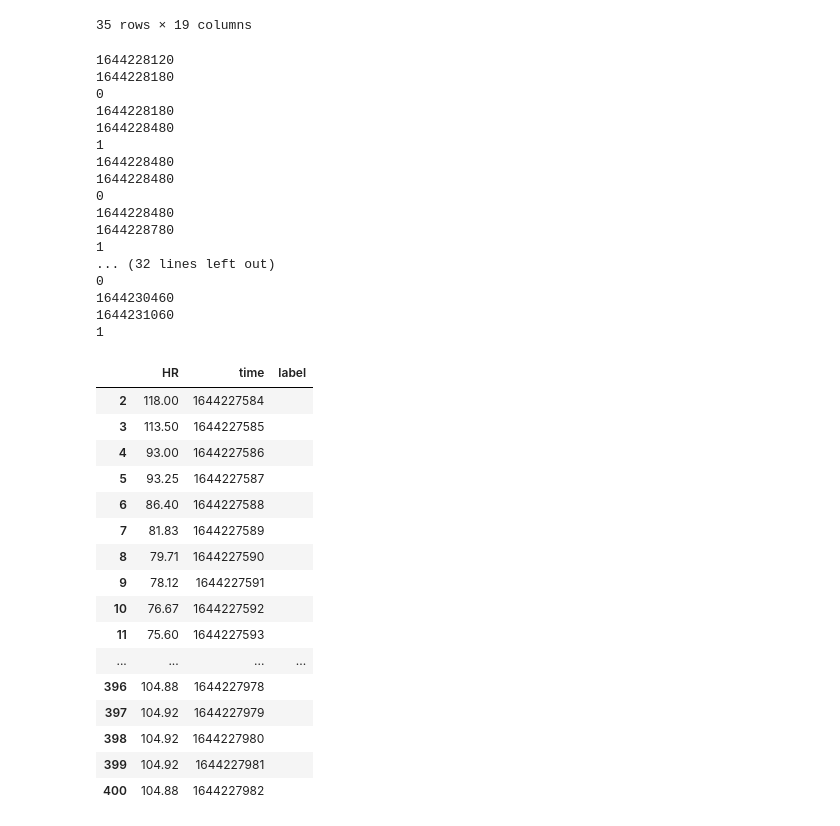
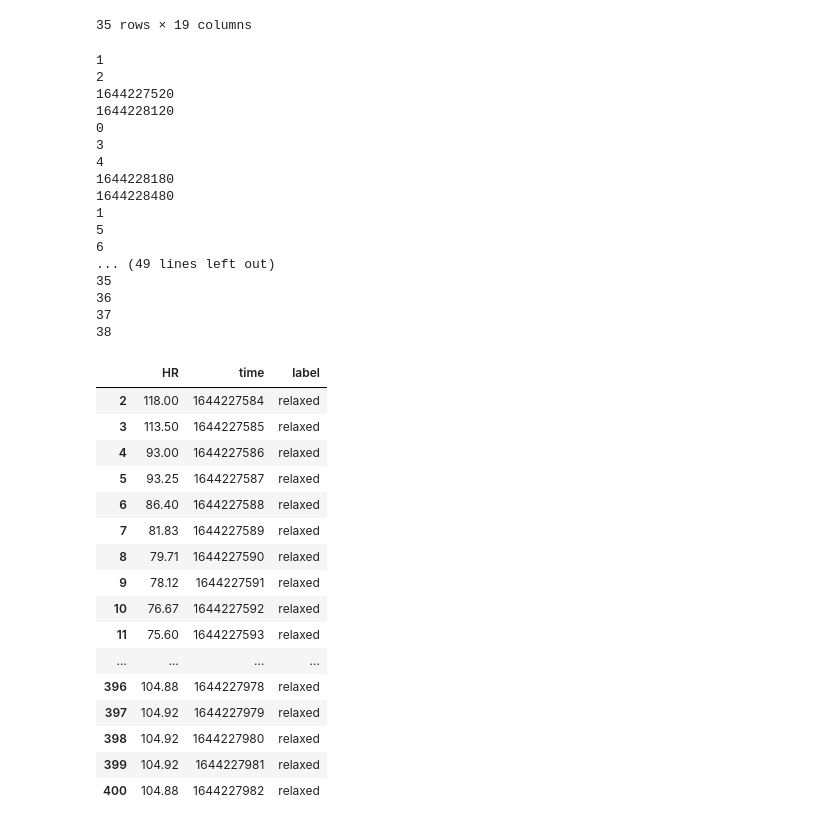
Before and after one commit to A01632681/DataScience, a Jupyter notebook: Assigment 2/AssigmentTests.ipynb, the cells around one changed output. Drawn from its saved outputs; the diff is of its cells as text; code cells hidden in the pictures.

```diff
--- a/Assigment 2/AssigmentTests.ipynb
+++ b/Assigment 2/AssigmentTests.ipynb
@@ -102,9 +102,12 @@ timelogs
 # %%
 # Get two values from df1
 flag = 0
-for index in range(timelogs.shape[1]):
+index = 1
+for i in range(timelogs.shape[1]):
     next_index = index + 1
-    if index > 1 and index <= 17:
+    print(index)
+    print(next_index)
+    if index <= 17:
         val1 = timelogs.iloc[1, index]
         val2 = timelogs.iloc[1, next_index]
         print(val1)
@@ -113,58 +116,60 @@ for index in range(timelogs.shape[1]):
         if flag == 0:
             df_HR.loc[(df_HR['time'] >= val1) & (df_HR['time'] <= val2), 'label'] = 'relaxed'
             flag = 1
         elif flag == 1:
             df_HR.loc[(df_HR['time'] >= val1) & (df_HR['time'] <= val2), 'label'] = 'stressed'
             flag = 0
+    index += 2
+
 # for col_index in range(timelogs.shape[1]):
 #     next_col = col_index + 1
 #     if column != 'S. ID.':
 #         val1 = timelogs.iloc[1, column]
 #         val2 = timelogs.iloc[1, next_col]
 #         print(val1)
 #         print(val2)
 #val1 = timelogs.loc[1, 'Baseline/Questionniare']
 #val2 = timelogs.loc[1, 'Unnamed: 7']
 #val3 = timelogs.loc[1, 'Stroop Test']
 #val4 = timelogs.loc[1, 'Unnamed: 9']
 
 # Filter df2 to include only rows where 'value' is between val1 and val2 and change the label
 #df_HR.loc[(df_HR['time'] >= val3) & (df_HR['time'] <= val4), 'label'] = 'stressed'
 #range = df_HR[(df_HR['time'] >= val3) & (df_HR['time'] <= val4)]
 pd.set_option('display.max_rows', None)
 df_HR
 # %% [output]
+1
+2
+1644227520
 1644228120
-1644228180
 0
+3
+4
 1644228180
 1644228480
 1
-1644228480
-1644228480
-0
-1644228480
-1644228780
-1
-... (32 lines left out)
-0
-1644230460
-1644231060
-1
+5
+6
+... (49 lines left out)
+35
+36
+37
+38
 |  | HR | time | label |
-| 2 | 118.00 | 1644227584 |  |
-| 3 | 113.50 | 1644227585 |  |
-| 4 | 93.00 | 1644227586 |  |
-| 5 | 93.25 | 1644227587 |  |
-| 6 | 86.40 | 1644227588 |  |
-| 7 | 81.83 | 1644227589 |  |
-| 8 | 79.71 | 1644227590 |  |
-| 9 | 78.12 | 1644227591 |  |
-| 10 | 76.67 | 1644227592 |  |
-| 11 | 75.60 | 1644227593 |  |
+| 2 | 118.00 | 1644227584 | relaxed |
+| 3 | 113.50 | 1644227585 | relaxed |
+| 4 | 93.00 | 1644227586 | relaxed |
+| 5 | 93.25 | 1644227587 | relaxed |
+| 6 | 86.40 | 1644227588 | relaxed |
+| 7 | 81.83 | 1644227589 | relaxed |
+| 8 | 79.71 | 1644227590 | relaxed |
+| 9 | 78.12 | 1644227591 | relaxed |
+| 10 | 76.67 | 1644227592 | relaxed |
+| 11 | 75.60 | 1644227593 | relaxed |
 | ... | ... | ... | ... |
-| 396 | 104.88 | 1644227978 |  |
-| 397 | 104.92 | 1644227979 |  |
-| 398 | 104.92 | 1644227980 |  |
-| 399 | 104.92 | 1644227981 |  |
-| 400 | 104.88 | 1644227982 |  |
+| 396 | 104.88 | 1644227978 | relaxed |
+| 397 | 104.92 | 1644227979 | relaxed |
+| 398 | 104.92 | 1644227980 | relaxed |
+| 399 | 104.92 | 1644227981 | relaxed |
+| 400 | 104.88 | 1644227982 | relaxed |
```
